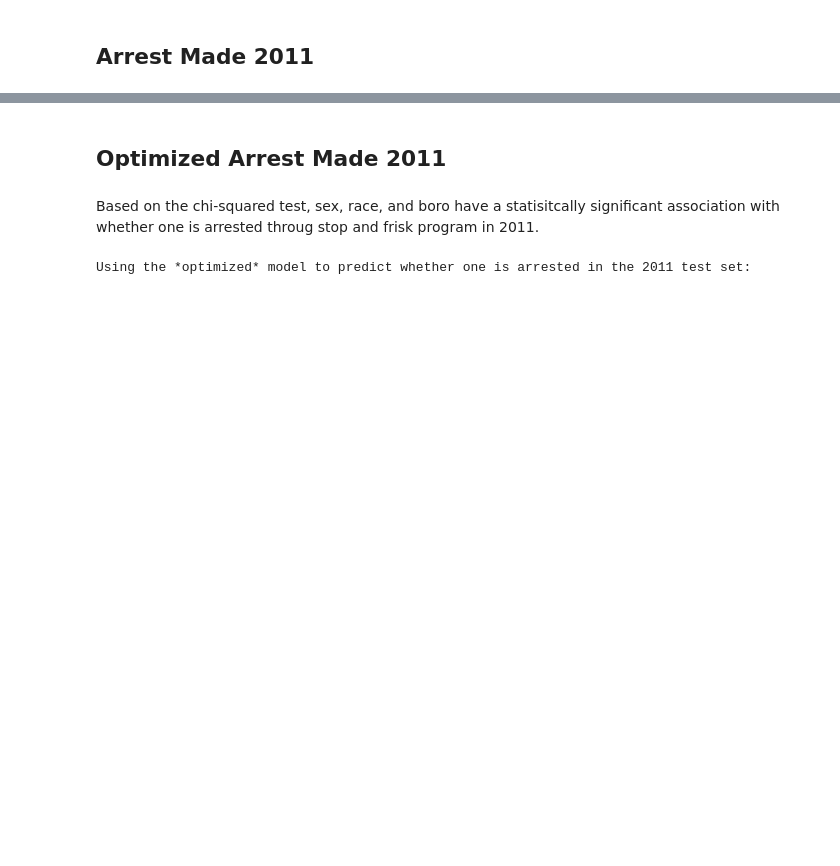
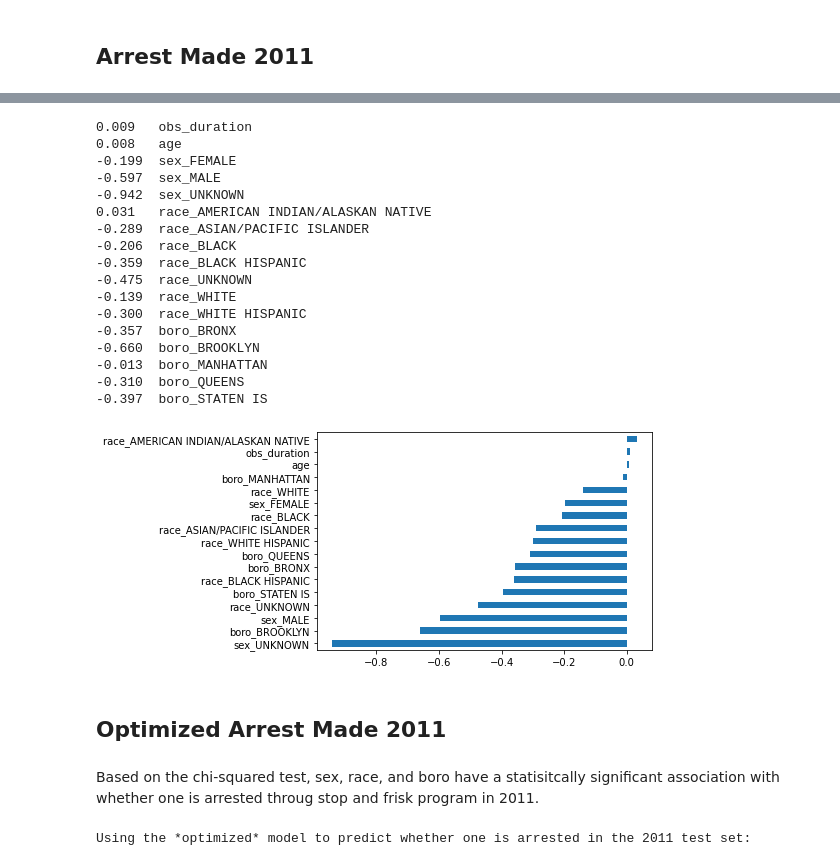
Before and after one commit to leajv123/Data-Science-Project-2950-, a Jupyter notebook: Fatima_PhaseIV.ipynb, the cells around one changed output, grey strips where cells are left out. Saved outputs shown, nothing was run; the diff lists cells and outputs as text; code cells hidden in the pictures; blank space fills up the shorter version.

```diff
--- a/Fatima_PhaseIV.ipynb
+++ b/Fatima_PhaseIV.ipynb
@@ -306,3 +292,24 @@ Please also refer to the documentation for alternative solver options:
+# %%
+coeffs(amlogdf2011, amgetbinary2011, 'arstmade')
+# %% [output]
+0.009   obs_duration
+0.008   age
+-0.199  sex_FEMALE
+-0.597  sex_MALE
+-0.942  sex_UNKNOWN
+0.031   race_AMERICAN INDIAN/ALASKAN NATIVE
+-0.289  race_ASIAN/PACIFIC ISLANDER
+-0.206  race_BLACK
+-0.359  race_BLACK HISPANIC
+-0.475  race_UNKNOWN
+-0.139  race_WHITE
+-0.300  race_WHITE HISPANIC
+-0.357  boro_BRONX
+-0.660  boro_BROOKLYN
+-0.013  boro_MANHATTAN
+-0.310  boro_QUEENS
+-0.397  boro_STATEN IS
+[figure, added]
 # %% [markdown]
 ## Optimized Arrest Made 2011
 # %% [markdown]
```
Also changed, not shown: parts of 25 cells of this notebook.
